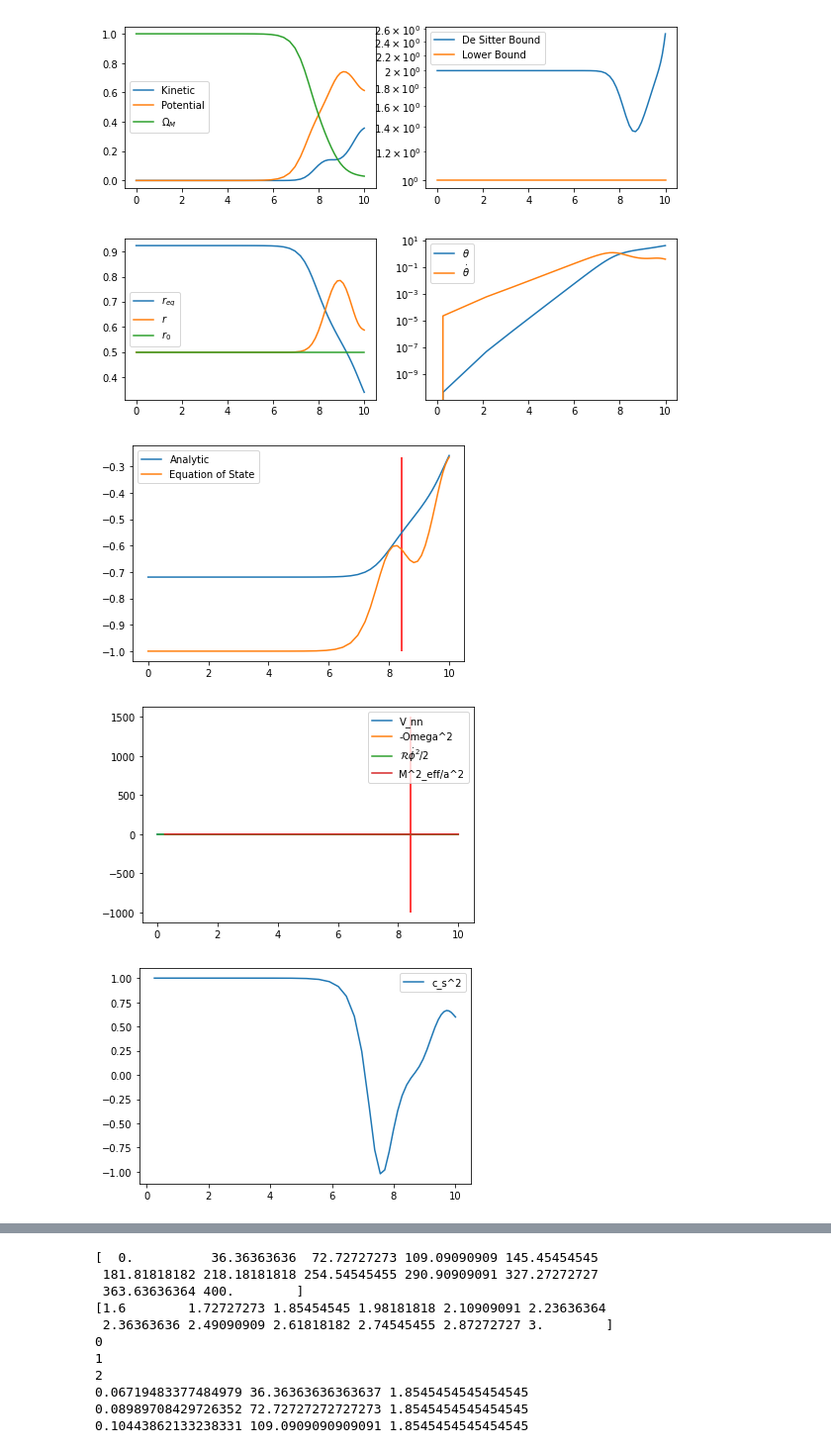
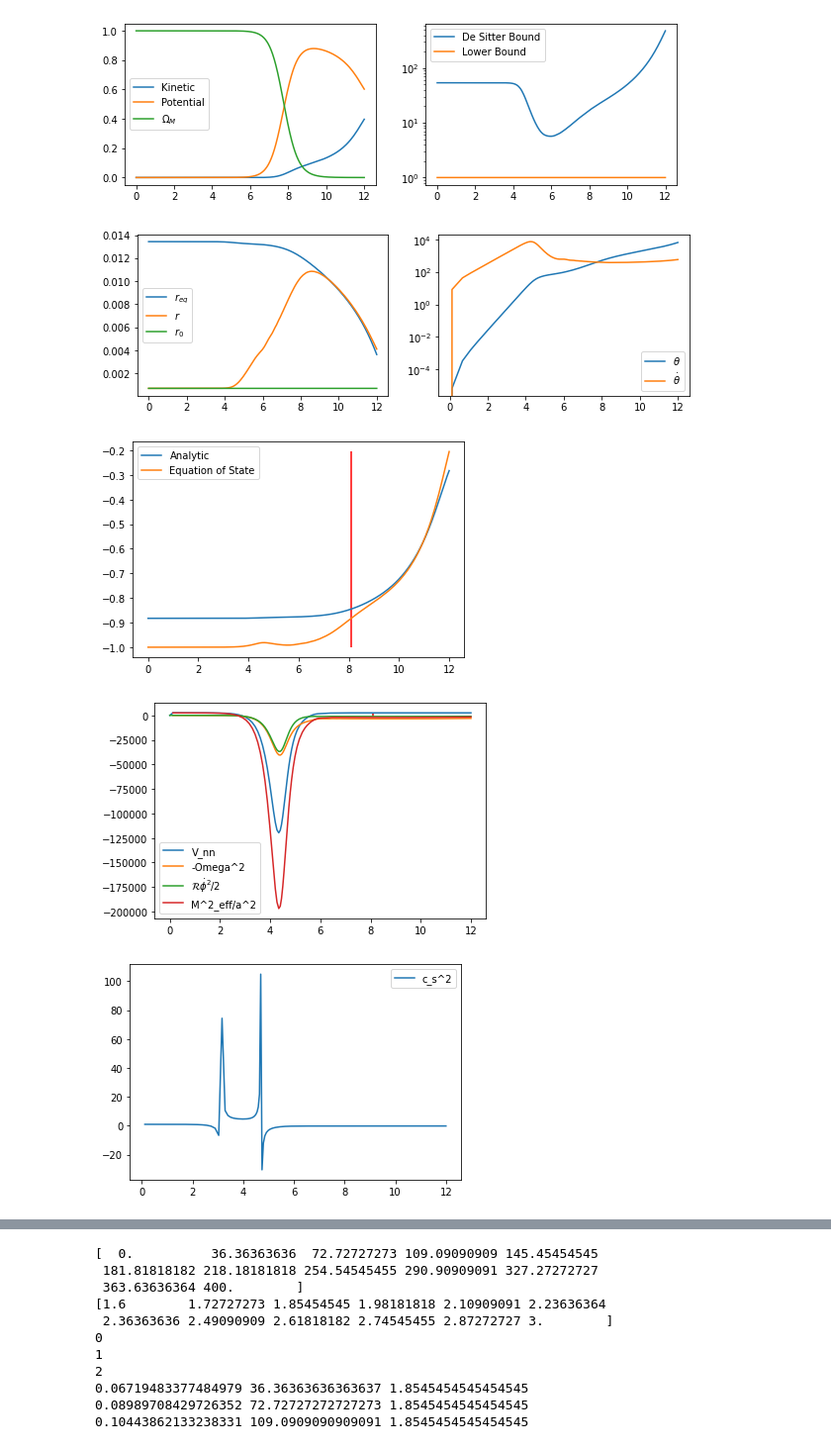
Before and after one commit to LilleJohs/Multi-Field-Dark-Energy, a Jupyter notebook: play_stability.ipynb, the cells around one changed output, grey strips where cells are left out. Shown at 99% size. Drawn from its saved outputs; the diff is of its cells as text; code cells hidden in the pictures.

```diff
--- a/play_stability.ipynb
+++ b/play_stability.ipynb
@@ -8,14 +8,14 @@ params = {
     'Omega_M_0': 0.3,
     'Omega_R_0': 6e-5,
     'V0': 2.186,
-    'm': 1,
-    'r0': 0.5,#7*1e-4,
-    'alpha': 1,#e-3,
+    'm': 50,
+    'r0': 7*1e-4,
+    'alpha': 1e-3,
     'x_p_init': 0.0,
     'x_t_init': 0.0,
     'y_1_init': 1e-5,
     'r_init_multiplier': 1,
-    'p': 2,
+    'p': 3,
     'cosmo_constant': 0
 }
 
@@ -26,7 +26,7 @@ for i, x in enumerate(x_range):
     params['x_p_init'] = x
     params['x_t_init'] = x
     #params['V0'] = V0
-    c = MultiFieldDarkEnergy(metric='r_p', potential='exp_spinning', params=params, N_min = 0, N_max =10, gamma=1)
+    c = MultiFieldDarkEnergy(metric='r_p', potential='exp_spinning', params=params, N_min = 0, N_max =12, gamma=1)
     c.run_background_eq_of_motion()
     c.x_y_phase_plot()
     c.plot_swampland_bound()
@@ -67,5 +67,5 @@ plt.show()
-[figure, old version]
+[figure, new version]
-[figure, old version]
+[figure, new version]
-[figure, old version]
+[figure, new version]
-[figure, old version]
+[figure, new version]
-[figure, old version]
+[figure, new version]
```
Also changed, not shown: parts of 2 cells of this notebook, 15 other files.
